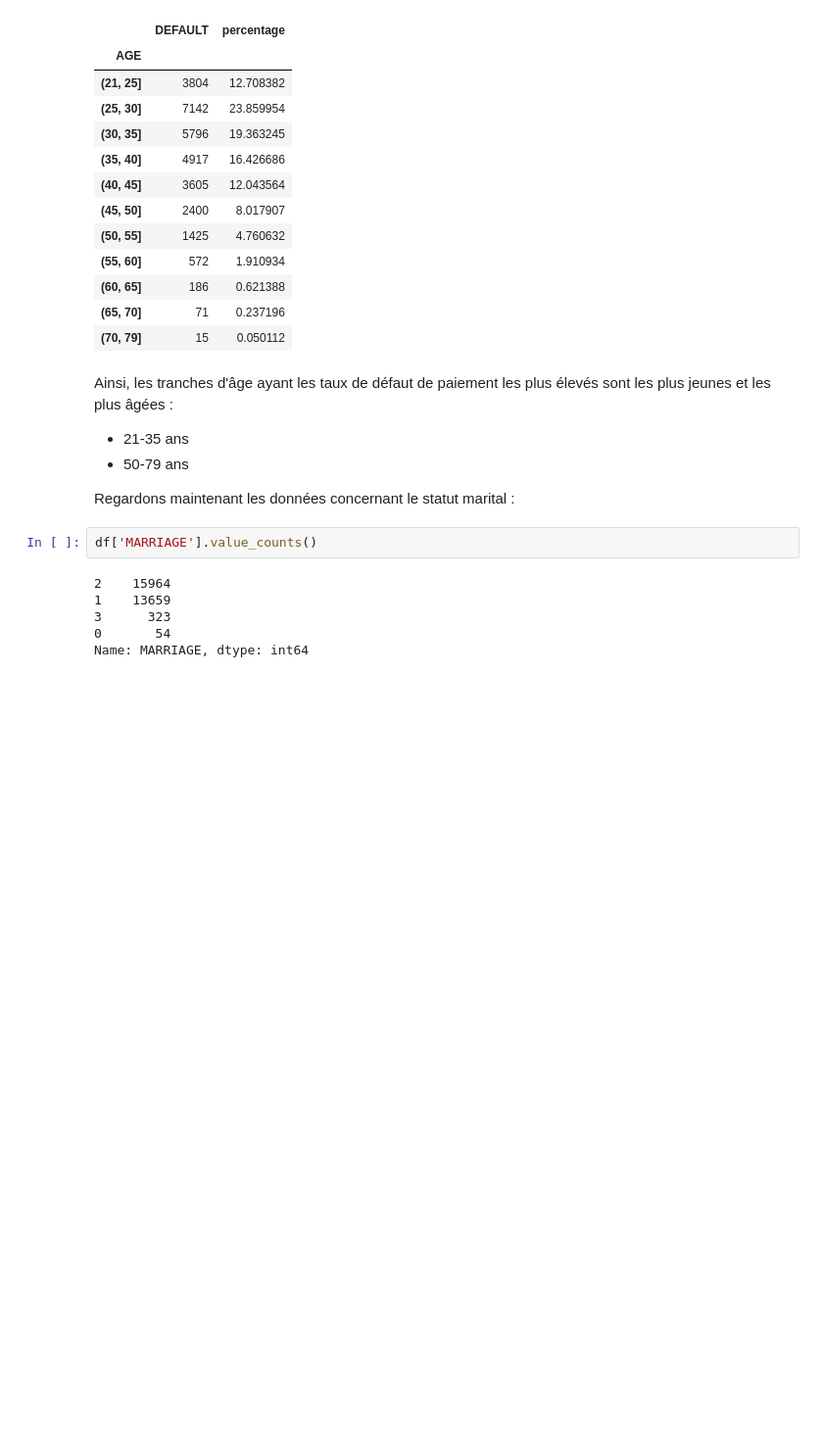
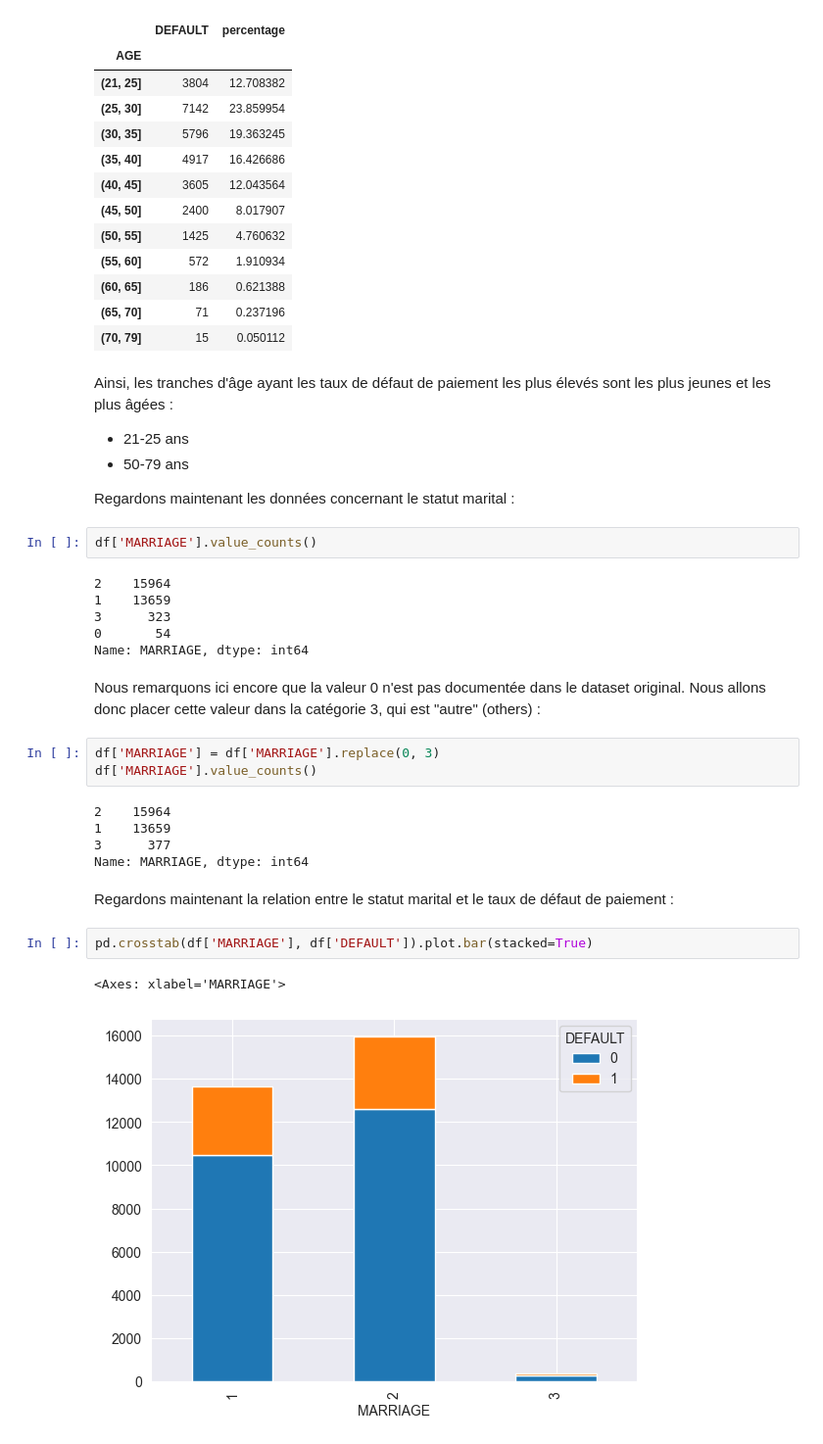
Before and after one commit to Alhern/defaults_prediction, a Jupyter notebook: credit_default.ipynb, the cells around one changed output. Shown at 98% size. Drawn from its saved outputs; the diff is of its cells as text; blank space fills up the shorter version.

```diff
--- a/credit_default.ipynb
+++ b/credit_default.ipynb
@@ -452,7 +470,7 @@ df.groupby(pd.cut(df['AGE'], bins=[21, 25, 30, 35, 40, 45, 50, 55, 60, 65, 70, 7
 | (70, 79] | 15 | 0.050112 |
 # %% [markdown]
 Ainsi, les tranches d'âge ayant les taux de défaut de paiement les plus élevés sont les plus jeunes et les plus âgées :
-- 21-35 ans
+- 21-25 ans
 - 50-79 ans
 
 Regardons maintenant les données concernant le statut marital :
@@ -464,3 +482,20 @@ df['MARRIAGE'].value_counts()
 3      323
 0       54
 Name: MARRIAGE, dtype: int64
+# %% [markdown]
+Nous remarquons ici encore que la valeur 0 n'est pas documentée dans le dataset original. Nous allons donc placer cette valeur dans la catégorie 3, qui est "autre" (others) :
+# %%
+df['MARRIAGE'] = df['MARRIAGE'].replace(0, 3)
+df['MARRIAGE'].value_counts()
+# %% [output]
+2    15964
+1    13659
+3      377
+Name: MARRIAGE, dtype: int64
+# %% [markdown]
+Regardons maintenant la relation entre le statut marital et le taux de défaut de paiement :
+# %%
+pd.crosstab(df['MARRIAGE'], df['DEFAULT']).plot.bar(stacked=True)
+# %% [output]
+<Axes: xlabel='MARRIAGE'>
+[figure, added]
```
Also changed, not shown: parts of 9 cells of this notebook.
